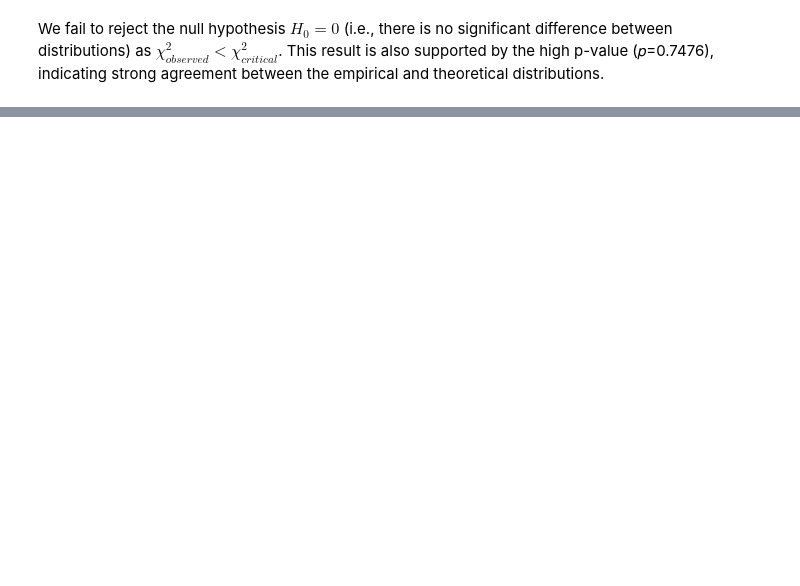
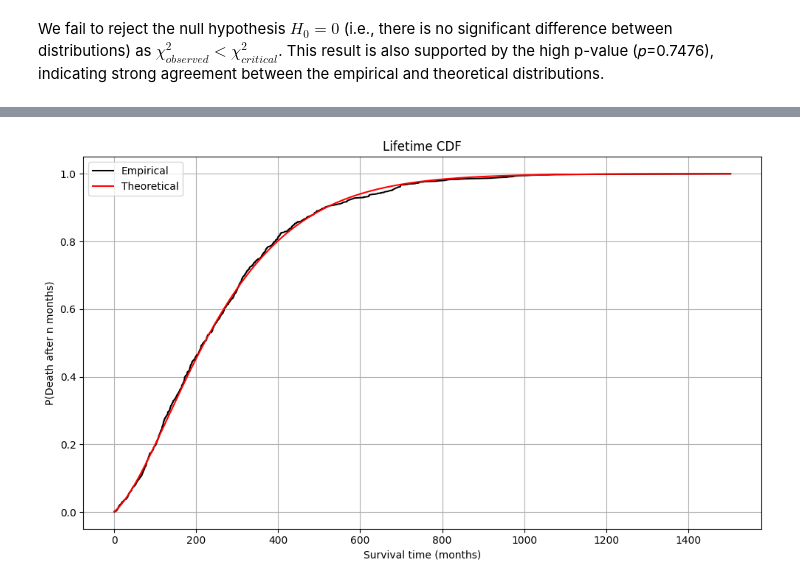
Before and after one commit to manufer20/stochastic-simulation, a Jupyter notebook: Task_1_Jawhara.ipynb, the cells around one changed output, grey strips where cells are left out. Cells and saved outputs as stored; diff of their text form; code cells hidden in the pictures; blank space fills up the shorter version.

```diff
--- a/Task_1_Jawhara.ipynb
+++ b/Task_1_Jawhara.ipynb
@@ -244,0 +332,30 @@ We fail to reject the null hypothesis $H_{0}=0$ (i.e., there is no significant d
+# %%
+# Sort and compute empirical CDF
+sorted_lifetimes = np.sort(simulated_lifetimes)
+empirical_cdf = np.arange(1, len(sorted_lifetimes)+1) / len(sorted_lifetimes)
+
+# Compute theoretical CDF
+max_time = max(sorted_lifetimes)
+Pt = np.identity(4)
+cdf_theoretical = []
+
+cum_prob = 0.0
+for t in range(max_time):
+    prob_t = pi_0 @ Pt @ ps
+    cum_prob += prob_t
+    cdf_theoretical.append(cum_prob)
+    Pt = Pt @ Ps
+
+# Plot both
+plt.figure(figsize=(10, 6))
+plt.plot(sorted_lifetimes, empirical_cdf, label="Empirical", color='black')
+plt.plot(range(max_time), cdf_theoretical, label="Theoretical", color='red')
+plt.xlabel("Survival time (months)")
+plt.ylabel("P(Death after n months)")
+plt.title("Lifetime CDF")
+plt.legend()
+plt.grid(True)
+plt.tight_layout()
+plt.show()
+# %% [output]
+[figure, added]
```
Also changed, not shown: parts of 14 cells of this notebook, 1 other file.
